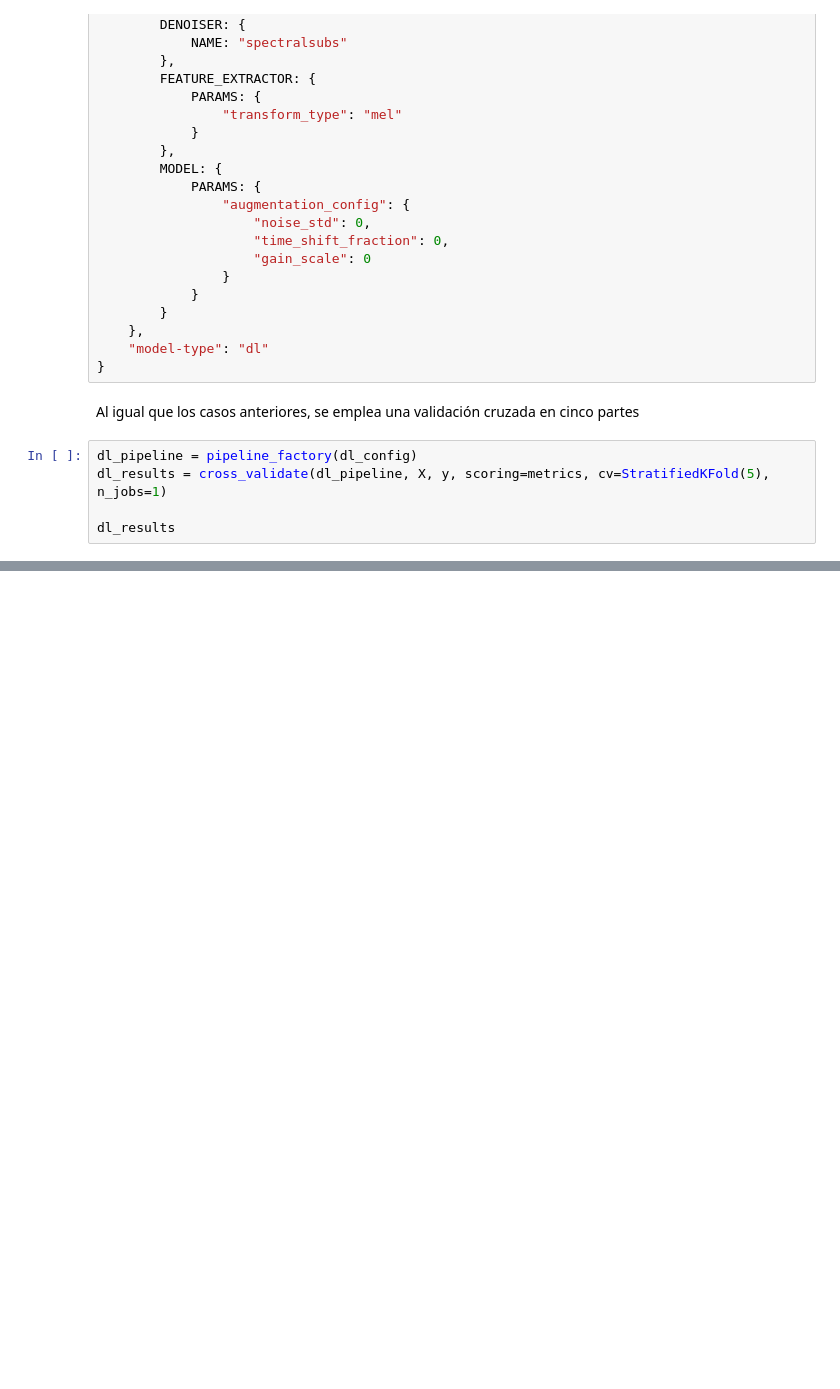
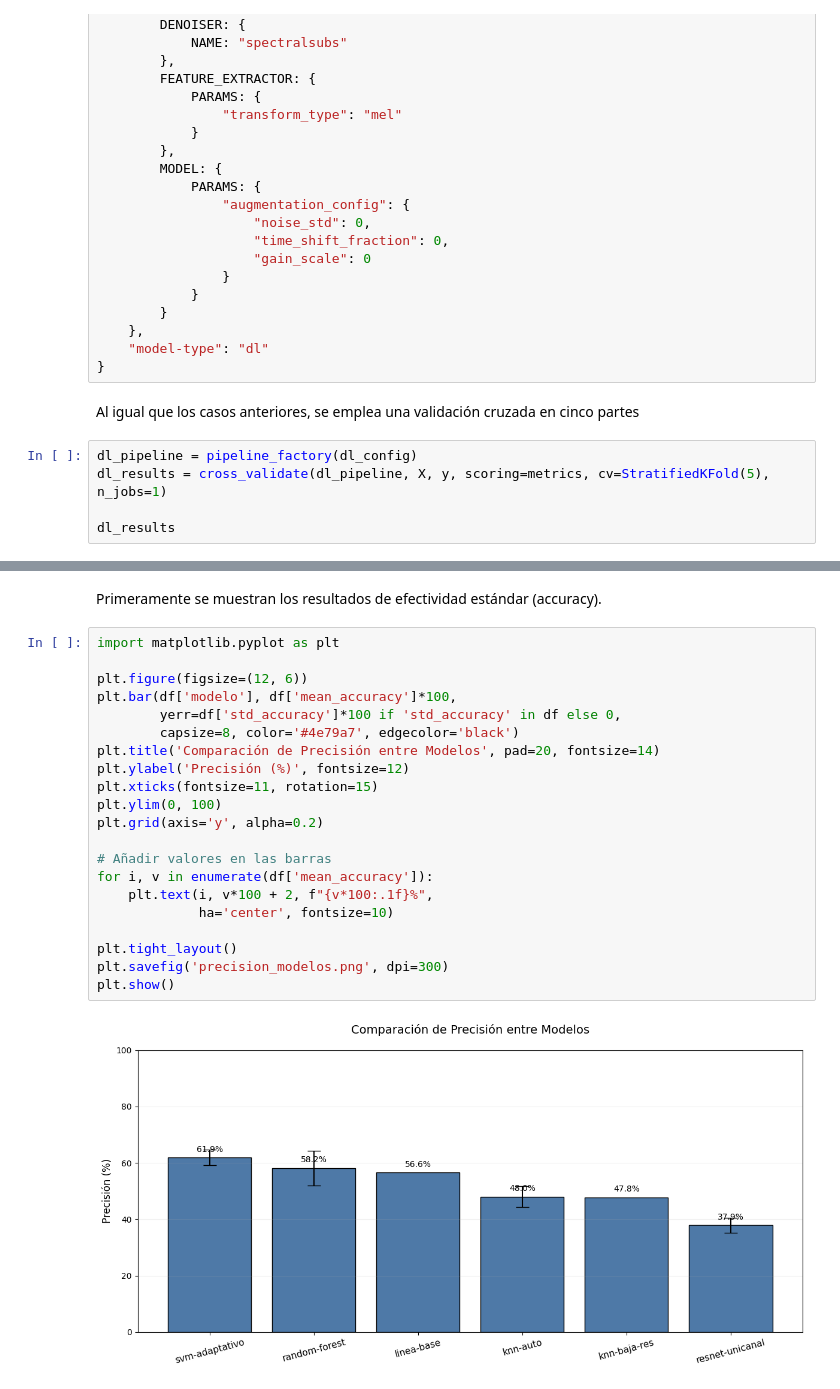
Before and after one commit to Xandor19/lasalle-sound-classification, a Jupyter notebook: experiments.ipynb, the cells around one changed output, grey strips where cells are left out. Saved outputs shown, nothing was run; the diff lists cells and outputs as text; blank space fills up the shorter version.

```diff
--- a/experiments.ipynb
+++ b/experiments.ipynb
@@ -412,0 +489,25 @@ A continuación se presentan los resultados para las métricas estudiadas
+# %% [markdown]
+Primeramente se muestran los resultados de efectividad estándar (accuracy).
+# %%
+import matplotlib.pyplot as plt
+
+plt.figure(figsize=(12, 6))
+plt.bar(df['modelo'], df['mean_accuracy']*100,
+        yerr=df['std_accuracy']*100 if 'std_accuracy' in df else 0,
+        capsize=8, color='#4e79a7', edgecolor='black')
+plt.title('Comparación de Precisión entre Modelos', pad=20, fontsize=14)
+plt.ylabel('Precisión (%)', fontsize=12)
+plt.xticks(fontsize=11, rotation=15)
+plt.ylim(0, 100)
+plt.grid(axis='y', alpha=0.2)
+
+# Añadir valores en las barras
+for i, v in enumerate(df['mean_accuracy']):
+    plt.text(i, v*100 + 2, f"{v*100:.1f}%",
+             ha='center', fontsize=10)
+
+plt.tight_layout()
+plt.savefig('precision_modelos.png', dpi=300)
+plt.show()
+# %% [output]
+[figure, added]
```
Also changed, not shown: parts of 7 cells of this notebook.
